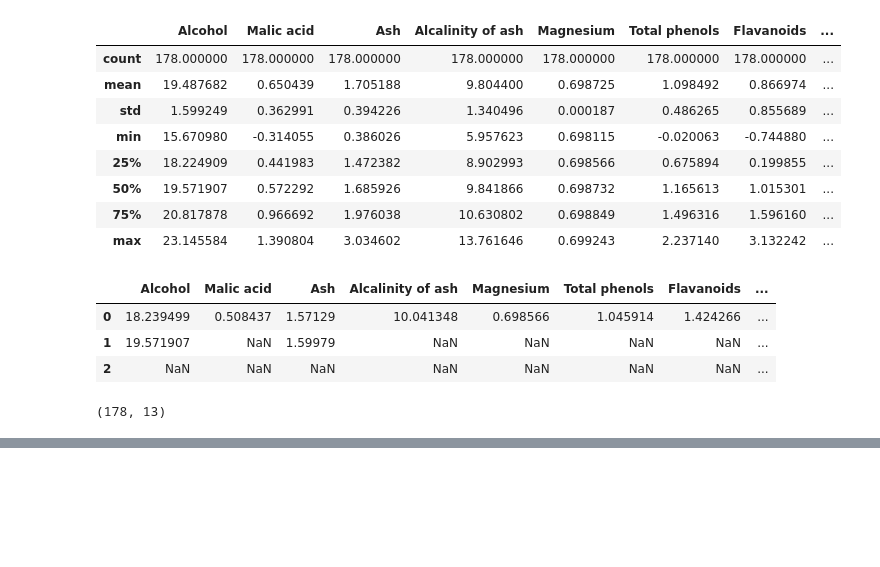
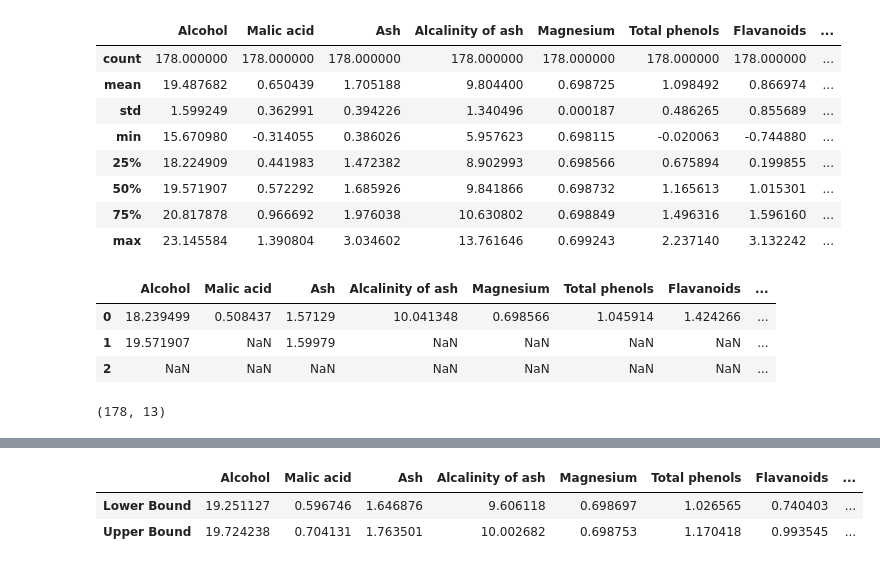
Before and after one commit to vidyasager162/MDSC-102, a Jupyter notebook: 23914-MDSC-102-Assignment-VII.ipynb, the cells around one changed output, grey strips where cells are left out. Cells and saved outputs as stored; diff of their text form; code cells hidden in the pictures; blank space fills up the shorter version.

```diff
--- a/23914-MDSC-102-Assignment-VII.ipynb
+++ b/23914-MDSC-102-Assignment-VII.ipynb
@@ -159,7 +159,8 @@ def ConfidenceIntervals(df, alpha):
         row.append(lb)
         row.append(ub)
         bounds[col] = row
-    print(bounds)
+    return bounds
 # %%
-ConfidenceIntervals(normalized_df, 0.05)
+bounds = ConfidenceIntervals(normalized_df, 0.05)
+bounds
 # %% [output]
@@ -166,0 +180,7 @@ ConfidenceIntervals(normalized_df, 0.05)
+# %%
+bounds_df = pd.DataFrame(bounds, index=['Lower Bound', 'Upper Bound'])
+bounds_df
+# %% [output]
+|  | Alcohol | Malic acid | Ash | Alcalinity of ash | Magnesium | Total phenols | Flavanoids | ... |
+| Lower Bound | 19.251127 | 0.596746 | 1.646876 | 9.606118 | 0.698697 | 1.026565 | 0.740403 | ... |
+| Upper Bound | 19.724238 | 0.704131 | 1.763501 | 10.002682 | 0.698753 | 1.170418 | 0.993545 | ... |
```
Also changed, not shown: parts of 1 cell of this notebook.
